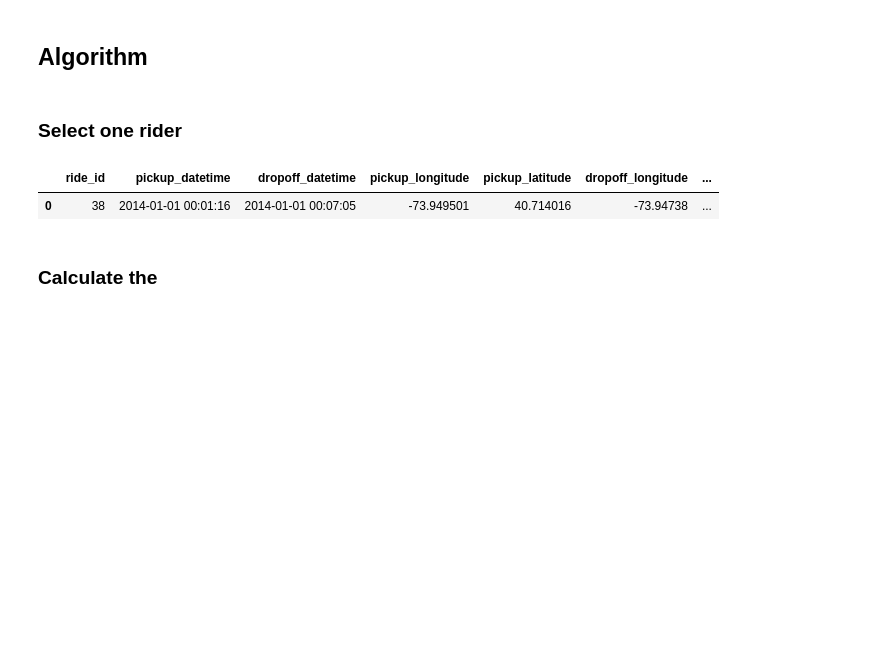
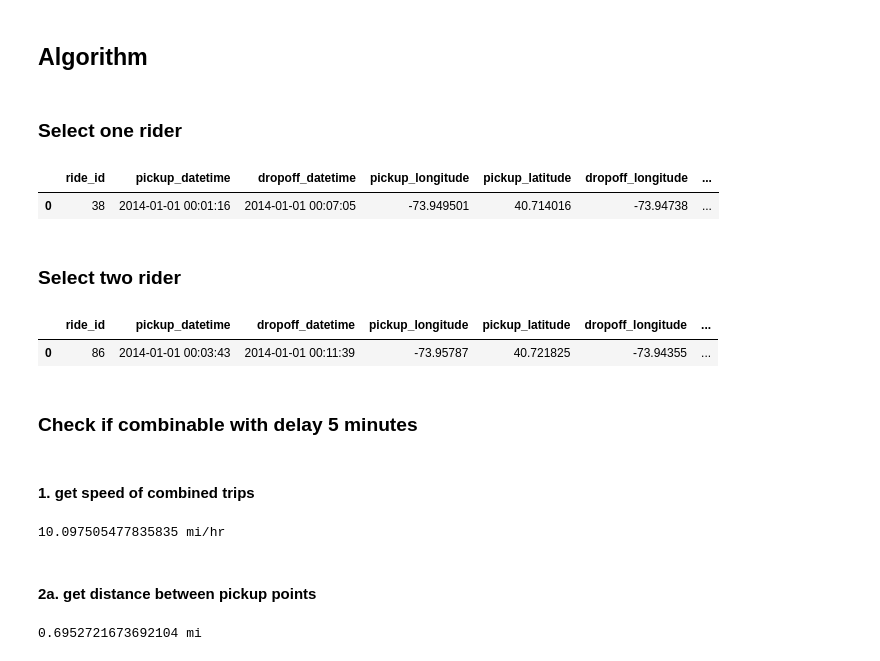
Before and after one commit to atimochina/rideshare_cs480, a Jupyter notebook: Connecting with MySQL.ipynb, the cells around one changed output. Drawn from its saved outputs; the diff is of its cells as text; code cells hidden in the pictures; blank space fills up the shorter version.

```diff
--- a/Connecting with MySQL.ipynb
+++ b/Connecting with MySQL.ipynb
@@ -571,5 +571,28 @@ ride_one
 # %% [output]
 |  | ride_id | pickup_datetime | dropoff_datetime | pickup_longitude | pickup_latitude | dropoff_longitude | ... |
 | 0 | 38 | 2014-01-01 00:01:16 | 2014-01-01 00:07:05 | -73.949501 | 40.714016 | -73.94738 | ... |
-# %% [markdown]
-### Calculate the
+# %% [markdown]
+### Select two rider
+# %%
+ride_two = jan_two.loc[[0]]
+ride_two
+# %% [output]
+|  | ride_id | pickup_datetime | dropoff_datetime | pickup_longitude | pickup_latitude | dropoff_longitude | ... |
+| 0 | 86 | 2014-01-01 00:03:43 | 2014-01-01 00:11:39 | -73.95787 | 40.721825 | -73.94355 | ... |
+# %% [markdown]
+### Check if combinable with delay 5 minutes
+# %% [markdown]
+#### 1. get speed of combined trips
+# %%
+speed = (ride_one['speed'][0] + ride_two['speed'][0])/2
+print(speed, "mi/hr")
+# %% [output]
+10.097505477835835 mi/hr
+# %% [markdown]
+#### 2a. get distance between  pickup points
+# %%
+pu_distance = get_distance(ride_one['pickup_latitude'][0], ride_one['pickup_longitude'][0],
+                           ride_two['pickup_latitude'][0], ride_two['pickup_longitude'][0])
+print(pu_distance, "mi")
+# %% [output]
+0.6952721673692104 mi
```
Also changed, not shown: parts of 10 cells of this notebook.
